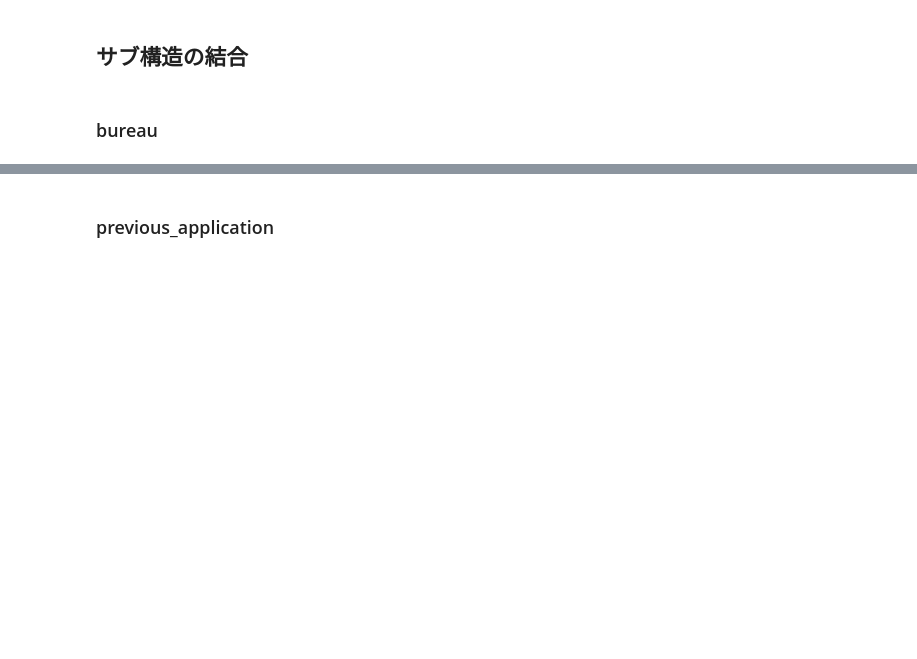
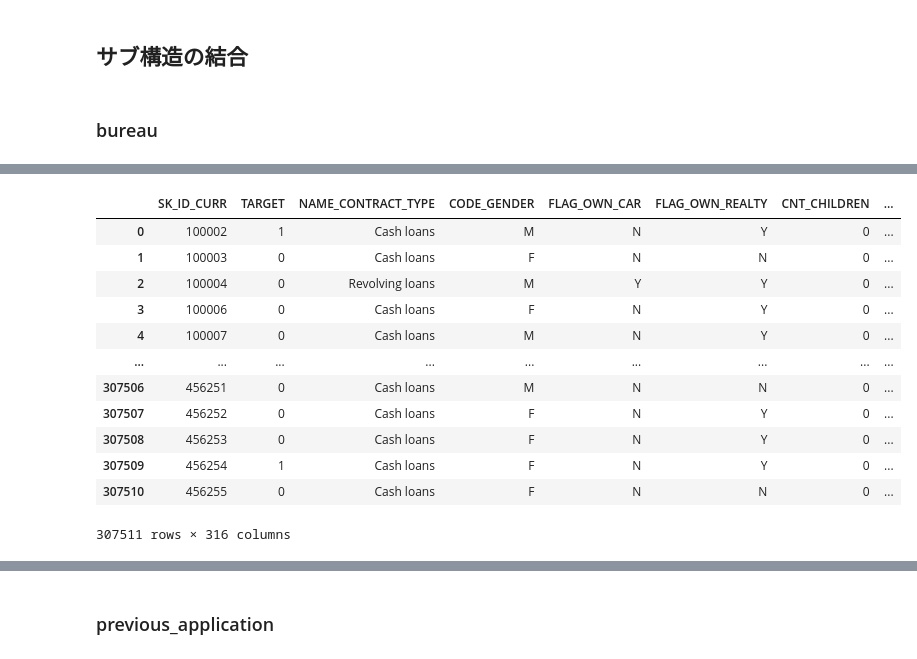
Before and after one commit to Yagami360/kaggle_exercises, a Jupyter notebook: home-credit-default-risk/notebooks/home-credit-default-risk_preprocess.ipynb, the cells around one changed output, grey strips where cells are left out. Drawn from its saved outputs; the diff is of its cells as text; code cells hidden in the pictures; blank space fills up the shorter version.

```diff
--- a/home-credit-default-risk/notebooks/home-credit-default-risk_preprocess.ipynb
+++ b/home-credit-default-risk/notebooks/home-credit-default-risk_preprocess.ipynb
@@ -129,0 +380,4 @@ gc.collect()
+# %%
+# カテゴリー集約と数値集約データを結合
+df_bureau_balance_agg = df_bureau_balance_numric_agg.merge(df_bureau_balance_categorical_agg, right_index = True, left_on = 'SK_ID_BUREAU', how = 'outer')
+df_bureau_balance_agg.head()
@@ -129,0 +392,4 @@ gc.collect()
+# %%
+# 親データ （df_bureau） の 'SK_ID_CURR' に、対応する 'SK_ID_BUREAU' を紐付け
+df_bureau_balance_agg = df_bureau[['SK_ID_BUREAU', 'SK_ID_CURR']].merge(df_bureau_balance_agg, on = 'SK_ID_BUREAU', how = 'left')
+df_bureau_balance_agg.head()
@@ -129,0 +406,4 @@ gc.collect()
+# %%
+# SK_ID_CURR で集約
+df_bureau_balance_agg = agg_numeric(df_bureau_balance_agg.drop(columns = ['SK_ID_BUREAU']), group_var = 'SK_ID_CURR', df_name = 'client')
+df_bureau_balance_agg.head()
@@ -130 +418,26 @@ gc.collect()
+# %%
+# Merge with the value counts of bureau
+df_application_train = df_application_train.merge(df_bureau_categorical_agg, on = 'SK_ID_CURR', how = 'left')
+
+# Merge with the stats of bureau
+df_application_train = df_application_train.merge(df_bureau_numric_agg, on = 'SK_ID_CURR', how = 'left')
+
+# Merge with the monthly information grouped by client
+df_application_train = df_application_train.merge(df_bureau_balance_agg, on = 'SK_ID_CURR', how = 'left')
+# %%
+df_application_train.shape
+# %% [output]
+|  | SK_ID_CURR | TARGET | NAME_CONTRACT_TYPE | CODE_GENDER | FLAG_OWN_CAR | FLAG_OWN_REALTY | CNT_CHILDREN | ... |
+| 0 | 100002 | 1 | Cash loans | M | N | Y | 0 | ... |
+| 1 | 100003 | 0 | Cash loans | F | N | N | 0 | ... |
+| 2 | 100004 | 0 | Revolving loans | M | Y | Y | 0 | ... |
+| 3 | 100006 | 0 | Cash loans | F | N | Y | 0 | ... |
+| 4 | 100007 | 0 | Cash loans | M | N | Y | 0 | ... |
+| ... | ... | ... | ... | ... | ... | ... | ... | ... |
+| 307506 | 456251 | 0 | Cash loans | M | N | N | 0 | ... |
+| 307507 | 456252 | 0 | Cash loans | F | N | Y | 0 | ... |
+| 307508 | 456253 | 0 | Cash loans | F | N | Y | 0 | ... |
+| 307509 | 456254 | 1 | Cash loans | F | N | Y | 0 | ... |
+| 307510 | 456255 | 0 | Cash loans | F | N | N | 0 | ... |
+307511 rows × 316 columns
 # %%
```
Also changed, not shown: parts of 61 cells of this notebook, 9 other files.
